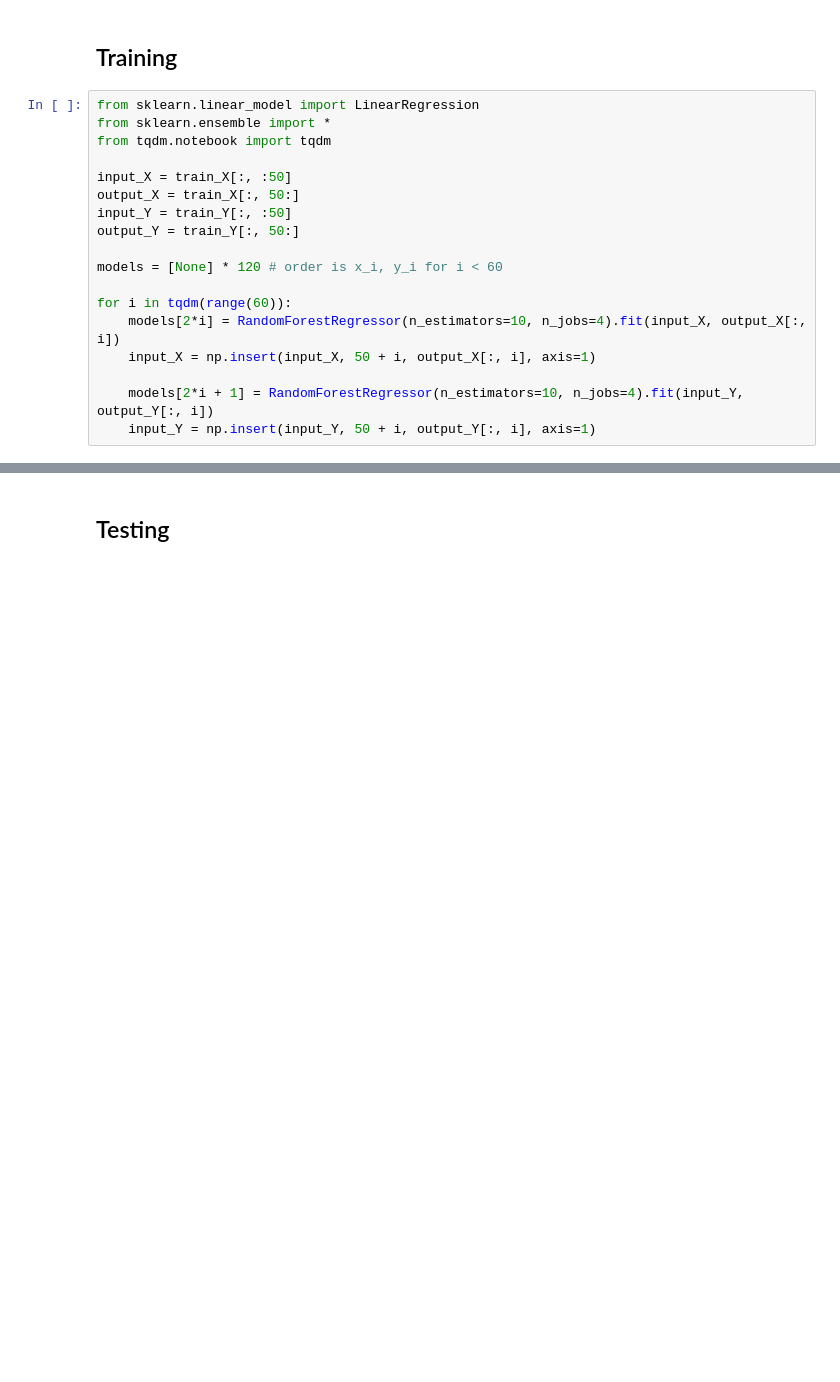
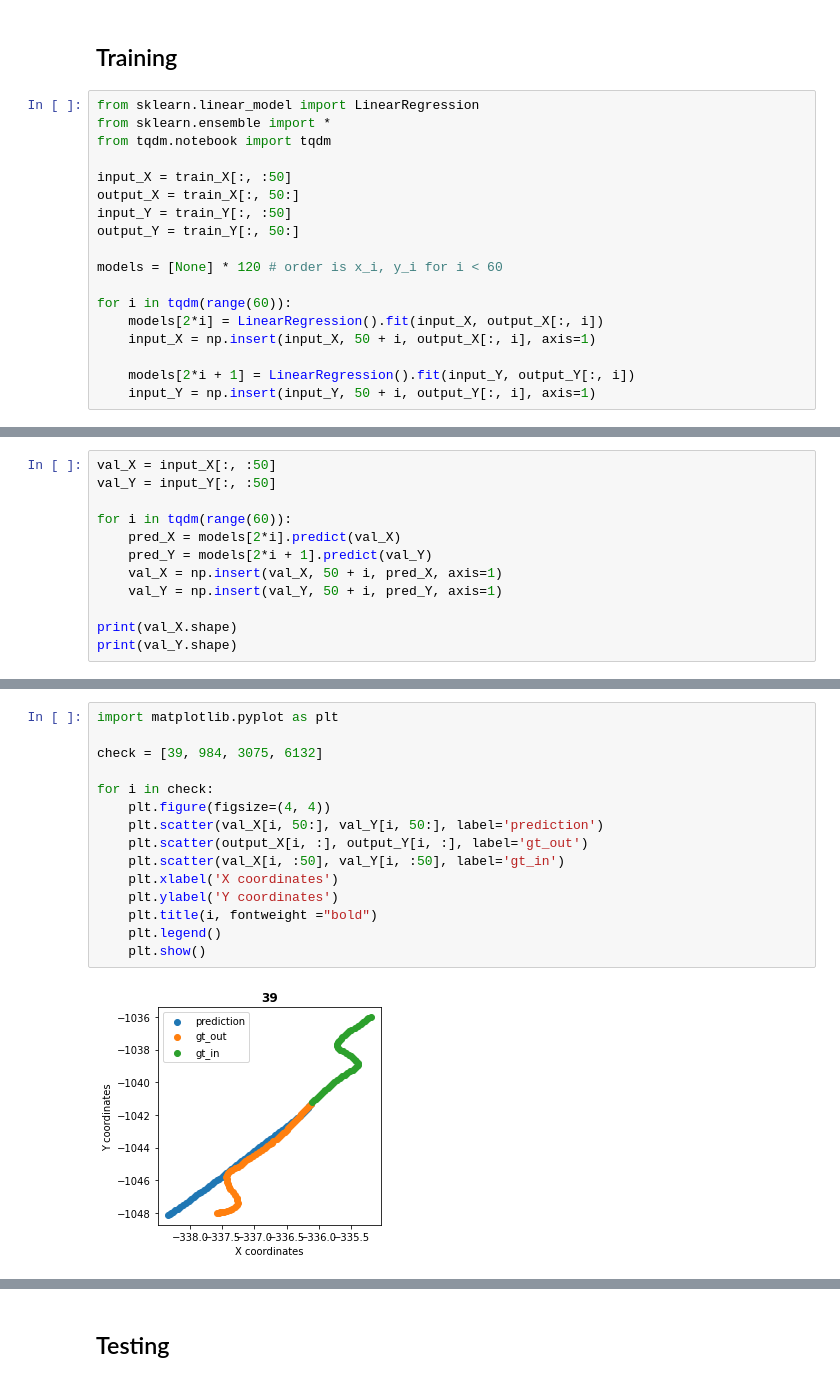
Before and after one commit to wis003/CSE151B, a Jupyter notebook: Kaggle Competition/regression.ipynb, the cells around one changed output, grey strips where cells are left out. Saved outputs shown, nothing was run; the diff lists cells and outputs as text; blank space fills up the shorter version.

Commit message:
visualize prediction

```diff
--- a/Kaggle Competition/regression.ipynb
+++ b/Kaggle Competition/regression.ipynb
@@ -155,8 +155,8 @@ output_Y = train_Y[:, 50:]
 models = [None] * 120 # order is x_i, y_i for i < 60
 
 for i in tqdm(range(60)):
-    models[2*i] = RandomForestRegressor(n_estimators=10, n_jobs=4).fit(input_X, output_X[:, i])
+    models[2*i] = LinearRegression().fit(input_X, output_X[:, i])
     input_X = np.insert(input_X, 50 + i, output_X[:, i], axis=1)
 
-    models[2*i + 1] = RandomForestRegressor(n_estimators=10, n_jobs=4).fit(input_Y, output_Y[:, i])
+    models[2*i + 1] = LinearRegression().fit(input_Y, output_Y[:, i])
     input_Y = np.insert(input_Y, 50 + i, output_Y[:, i], axis=1)
@@ -162,0 +165,12 @@ for i in tqdm(range(60)):
+# %%
+val_X = input_X[:, :50]
+val_Y = input_Y[:, :50]
+
+for i in tqdm(range(60)):
+    pred_X = models[2*i].predict(val_X)
+    pred_Y = models[2*i + 1].predict(val_Y)
+    val_X = np.insert(val_X, 50 + i, pred_X, axis=1)
+    val_Y = np.insert(val_Y, 50 + i, pred_Y, axis=1)
+
+print(val_X.shape)
+print(val_Y.shape)
@@ -162,0 +182,17 @@ for i in tqdm(range(60)):
+# %%
+import matplotlib.pyplot as plt
+
+check = [39, 984, 3075, 6132]
+
+for i in check:
+    plt.figure(figsize=(4, 4))
+    plt.scatter(val_X[i, 50:], val_Y[i, 50:], label='prediction')
+    plt.scatter(output_X[i, :], output_Y[i, :], label='gt_out')
+    plt.scatter(val_X[i, :50], val_Y[i, :50], label='gt_in')
+    plt.xlabel('X coordinates')
+    plt.ylabel('Y coordinates')
+    plt.title(i, fontweight ="bold")
+    plt.legend()
+    plt.show()
+# %% [output]
+[figure, added]
```
Also changed, not shown: parts of 6 cells of this notebook, 13 other files.
